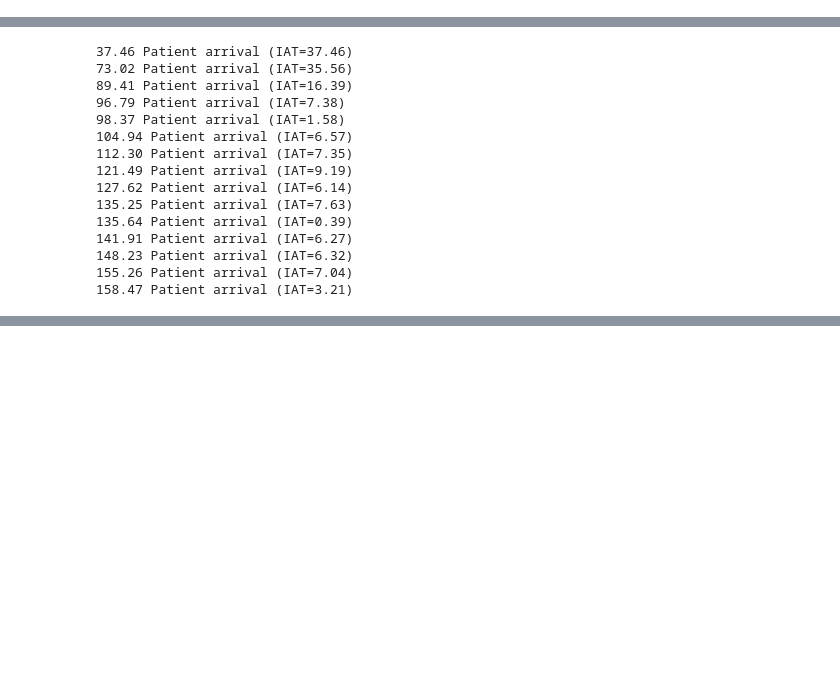
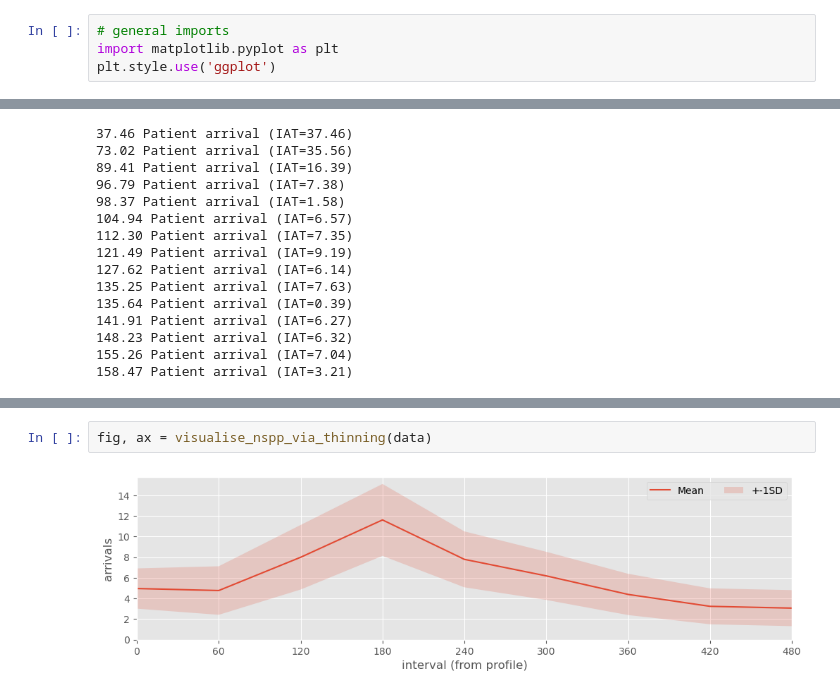
Before and after one commit to TomMonks/sim-tools, a Jupyter notebook: docs/01_sampling/02_time_dependent_examples.ipynb, the cells around one changed output, grey strips where cells are left out. Cells and saved outputs as stored; diff of their text form; blank space fills up the shorter version.

Commit message:
feat(nspp): visualise nspp chart

```diff
--- a/docs/01_sampling/02_time_dependent_examples.ipynb
+++ b/docs/01_sampling/02_time_dependent_examples.ipynb
@@ -27,6 +27,10 @@ Here $i$ is the arrival number and $\mathcal{T_i}$ is its arrival time.
 # %%
 from sim_tools.datasets import load_banks_et_al_nspp
 from sim_tools.time_dependent import NSPPThinning
+# %%
+# general imports
+import matplotlib.pyplot as plt
+plt.style.use('ggplot')
 # %% [markdown]
 ## Example from Banks et al.
 
@@ -96,0 +257,4 @@ for _ in range(n_arrivals):
+# %%
+fig, ax = visualise_nspp_via_thinning(data)
+# %% [output]
+[figure, added]
```
Also changed, not shown: parts of 1 cell of this notebook, 1 other file.
